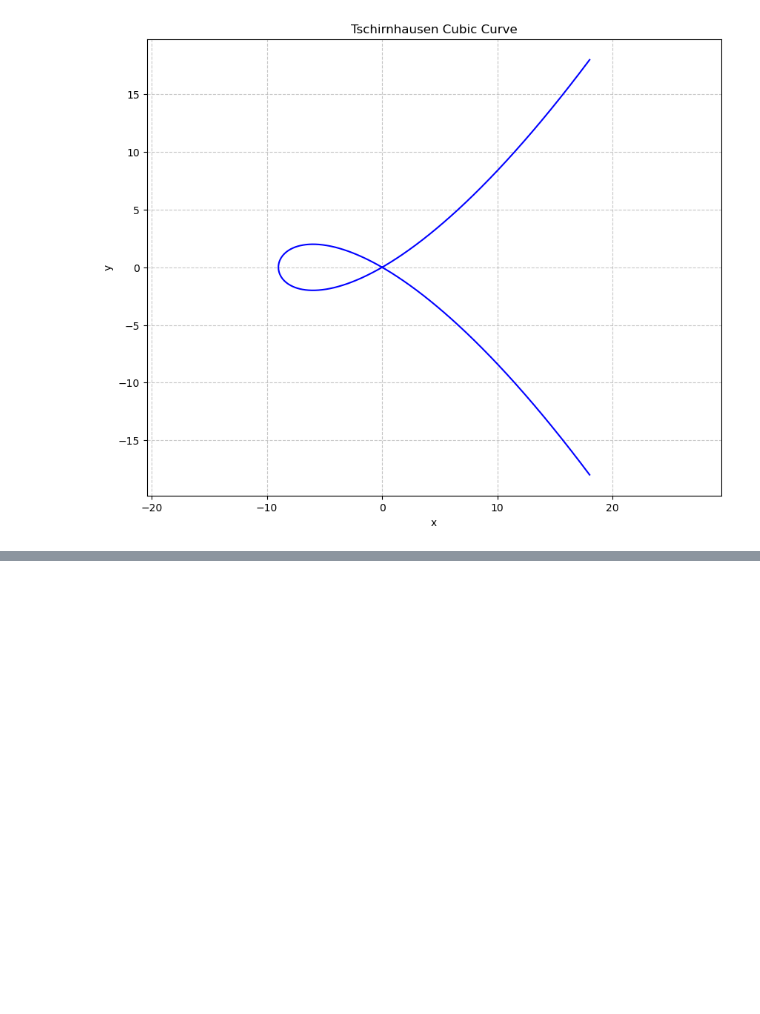
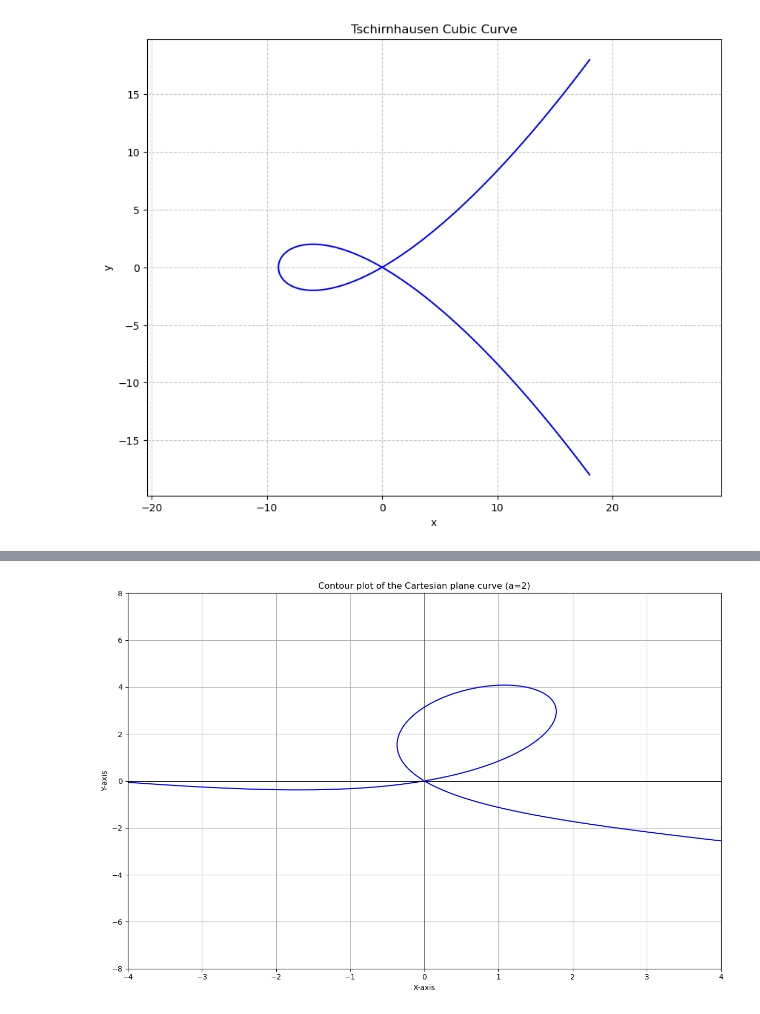
Before and after one commit to MartaHrudzynska/RR-SMP, a Jupyter notebook: example.ipynb, the cells around one changed output, grey strips where cells are left out. Drawn from its saved outputs; the diff is of its cells as text; code cells hidden in the pictures; blank space fills up the shorter version.

```diff
--- a/example.ipynb
+++ b/example.ipynb
@@ -94,0 +101,8 @@ curve.plot((-20,20), color='purple')
+# %%
+from quadcubicViz.thirdordercurves import CartesianPlane
+
+curve = CartesianPlane(2)
+curve.rotate(28)
+curve.plot()
+# %% [output]
+[figure, added]
```
Also changed, not shown: parts of 13 cells of this notebook, 17 other files.
